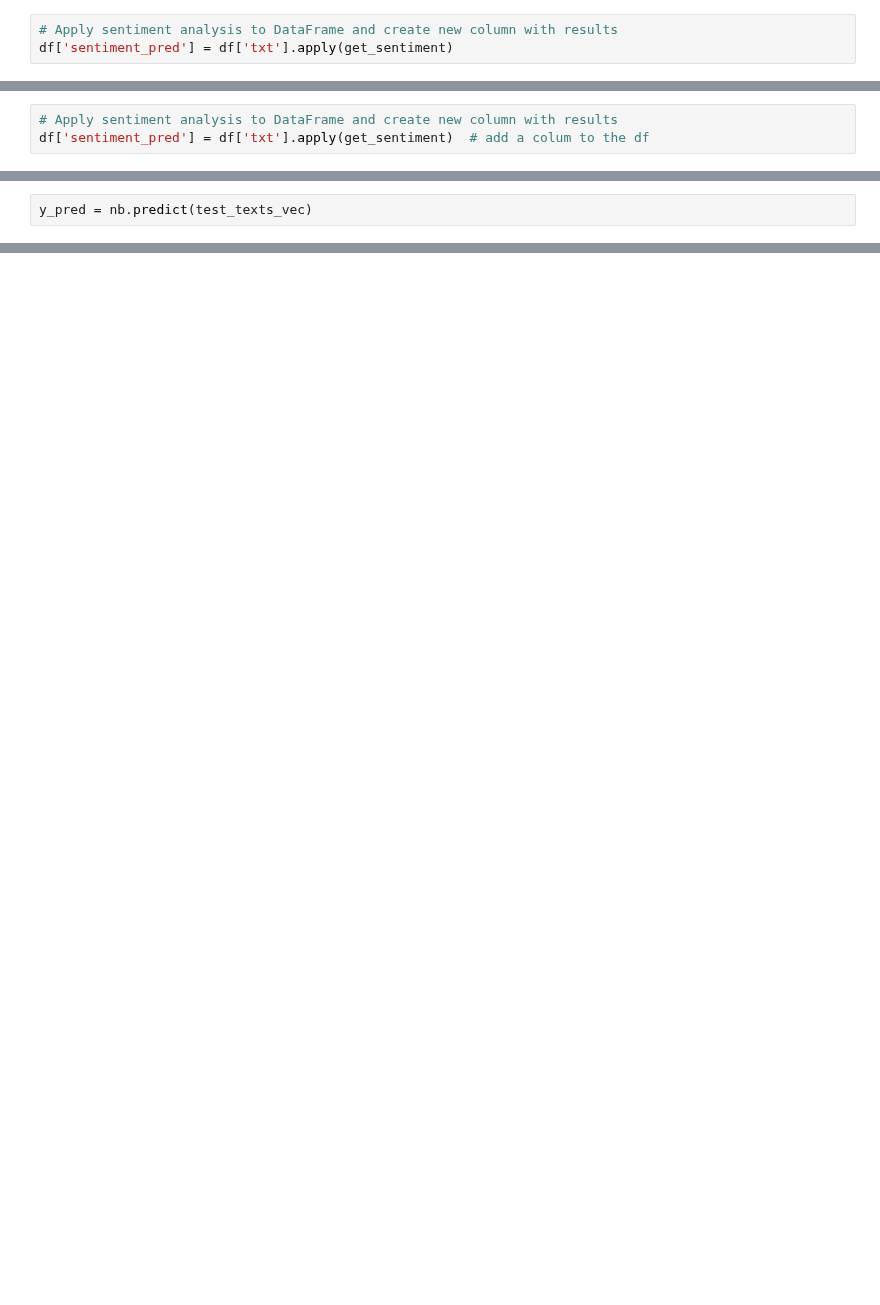
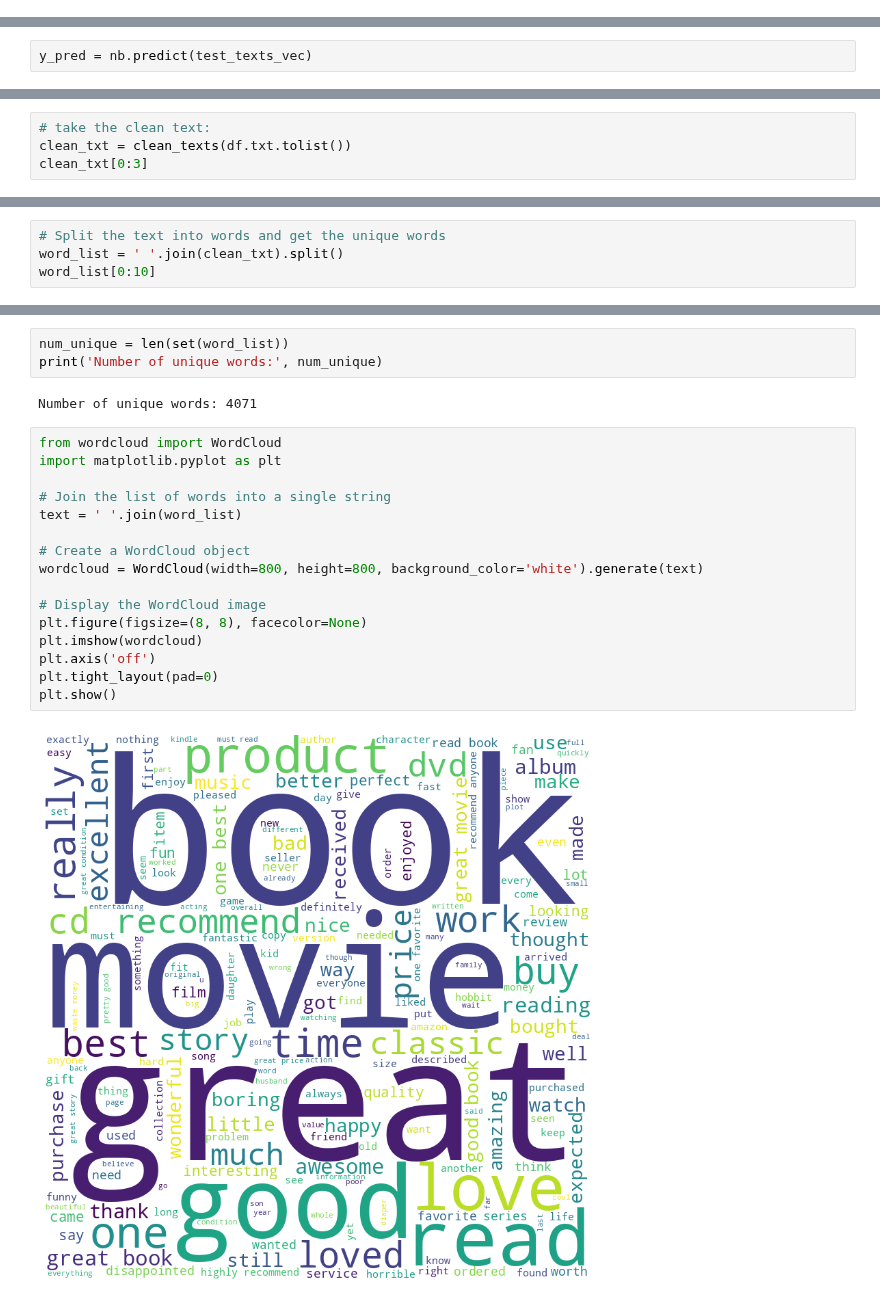
Before and after one commit to neumanh/K-anonymity-fot-texts, a Jupyter notebook: notebooks/Sentiment_Analysis_and_Stat.ipynb, the cells around one changed output, grey strips where cells are left out. Drawn from its saved outputs; the diff is of its cells as text; blank space fills up the shorter version.

Commit message:
updated sentiment analysis

```diff
--- a/notebooks/Sentiment_Analysis_and_Stat.ipynb
+++ b/notebooks/Sentiment_Analysis_and_Stat.ipynb
@@ -358,3 +234,0 @@ def get_sentiment(text):
-# %%
-# Apply sentiment analysis to DataFrame and create new column with results
-df['sentiment_pred'] = df['txt'].apply(get_sentiment)
@@ -380,3 +234,0 @@ def get_sentiment(text):
-# %%
-# Apply sentiment analysis to DataFrame and create new column with results
-df['sentiment_pred'] = df['txt'].apply(get_sentiment)  # add a colum to the df
@@ -469,0 +338,4 @@ Accuracy: 0.8811881188118812
+# %%
+# take the clean text:
+clean_txt = clean_texts(df.txt.tolist())
+clean_txt[0:3]
@@ -469,0 +344,4 @@ Accuracy: 0.8811881188118812
+# %%
+# Split the text into words and get the unique words
+word_list = ' '.join(clean_txt).split()
+word_list[0:10]
@@ -469,0 +359,23 @@ Accuracy: 0.8811881188118812
+# %%
+num_unique = len(set(word_list))
+print('Number of unique words:', num_unique)
+# %% [output]
+Number of unique words: 4071
+# %%
+from wordcloud import WordCloud
+import matplotlib.pyplot as plt
+
+# Join the list of words into a single string
+text = ' '.join(word_list)
+
+# Create a WordCloud object
+wordcloud = WordCloud(width=800, height=800, background_color='white').generate(text)
+
+# Display the WordCloud image
+plt.figure(figsize=(8, 8), facecolor=None)
+plt.imshow(wordcloud)
+plt.axis('off')
+plt.tight_layout(pad=0)
+plt.show()
+# %% [output]
+[figure, added]
```
Also changed, not shown: parts of 131 cells of this notebook.
